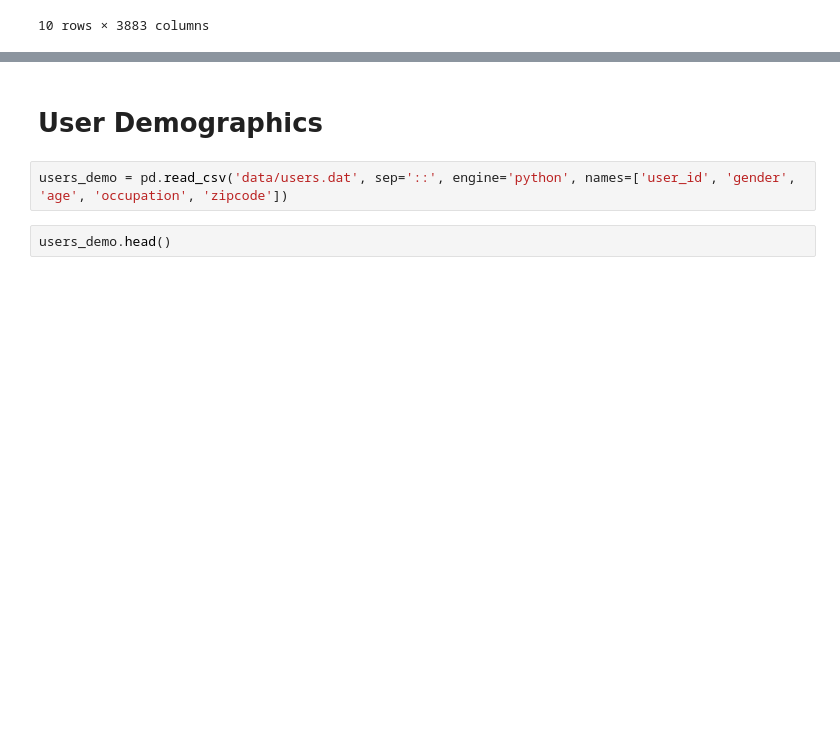
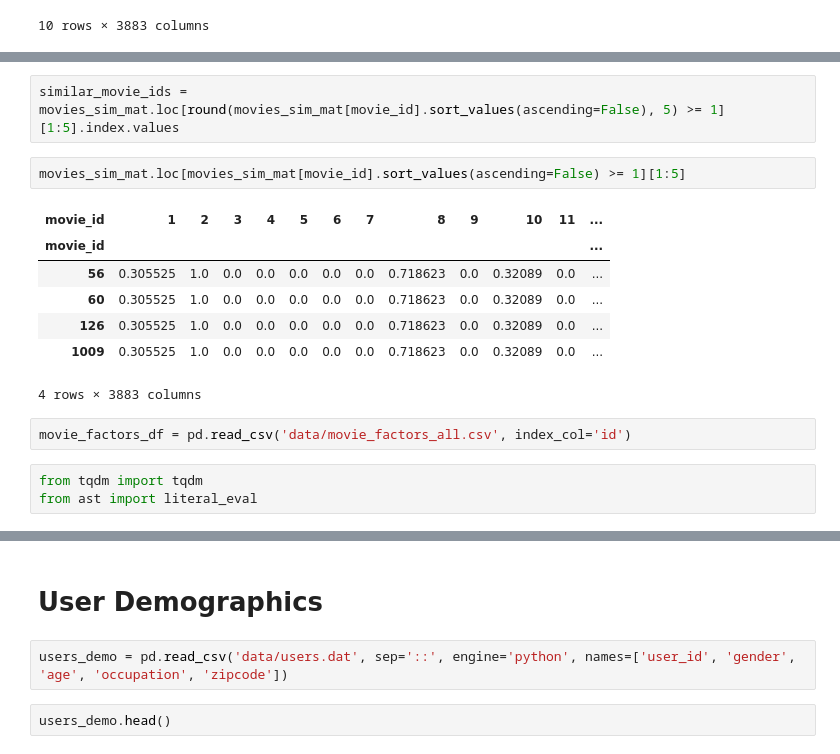
Before and after one commit to mkpetterson/recommender_study, a Jupyter notebook: cindy.ipynb, the cells around one changed output, grey strips where cells are left out. Saved outputs shown, nothing was run; the diff lists cells and outputs as text; blank space fills up the shorter version.

```diff
--- a/cindy.ipynb
+++ b/cindy.ipynb
@@ -198,0 +224,17 @@ Name: 3, Length: 3883, dtype: int64
+# %%
+similar_movie_ids = movies_sim_mat.loc[round(movies_sim_mat[movie_id].sort_values(ascending=False), 5) >= 1][1:5].index.values
+# %%
+movies_sim_mat.loc[movies_sim_mat[movie_id].sort_values(ascending=False) >= 1][1:5]
+# %% [output]
+| movie_id | 1 | 2 | 3 | 4 | 5 | 6 | 7 | 8 | 9 | 10 | 11 | ... |
+| movie_id |  |  |  |  |  |  |  |  |  |  |  | ... |
+| 56 | 0.305525 | 1.0 | 0.0 | 0.0 | 0.0 | 0.0 | 0.0 | 0.718623 | 0.0 | 0.32089 | 0.0 | ... |
+| 60 | 0.305525 | 1.0 | 0.0 | 0.0 | 0.0 | 0.0 | 0.0 | 0.718623 | 0.0 | 0.32089 | 0.0 | ... |
+| 126 | 0.305525 | 1.0 | 0.0 | 0.0 | 0.0 | 0.0 | 0.0 | 0.718623 | 0.0 | 0.32089 | 0.0 | ... |
+| 1009 | 0.305525 | 1.0 | 0.0 | 0.0 | 0.0 | 0.0 | 0.0 | 0.718623 | 0.0 | 0.32089 | 0.0 | ... |
+4 rows × 3883 columns
+# %%
+movie_factors_df = pd.read_csv('data/movie_factors_all.csv', index_col='id')
+# %%
+from tqdm import tqdm
+from ast import literal_eval
```
Also changed, not shown: parts of 10 cells of this notebook, 2 other files.
